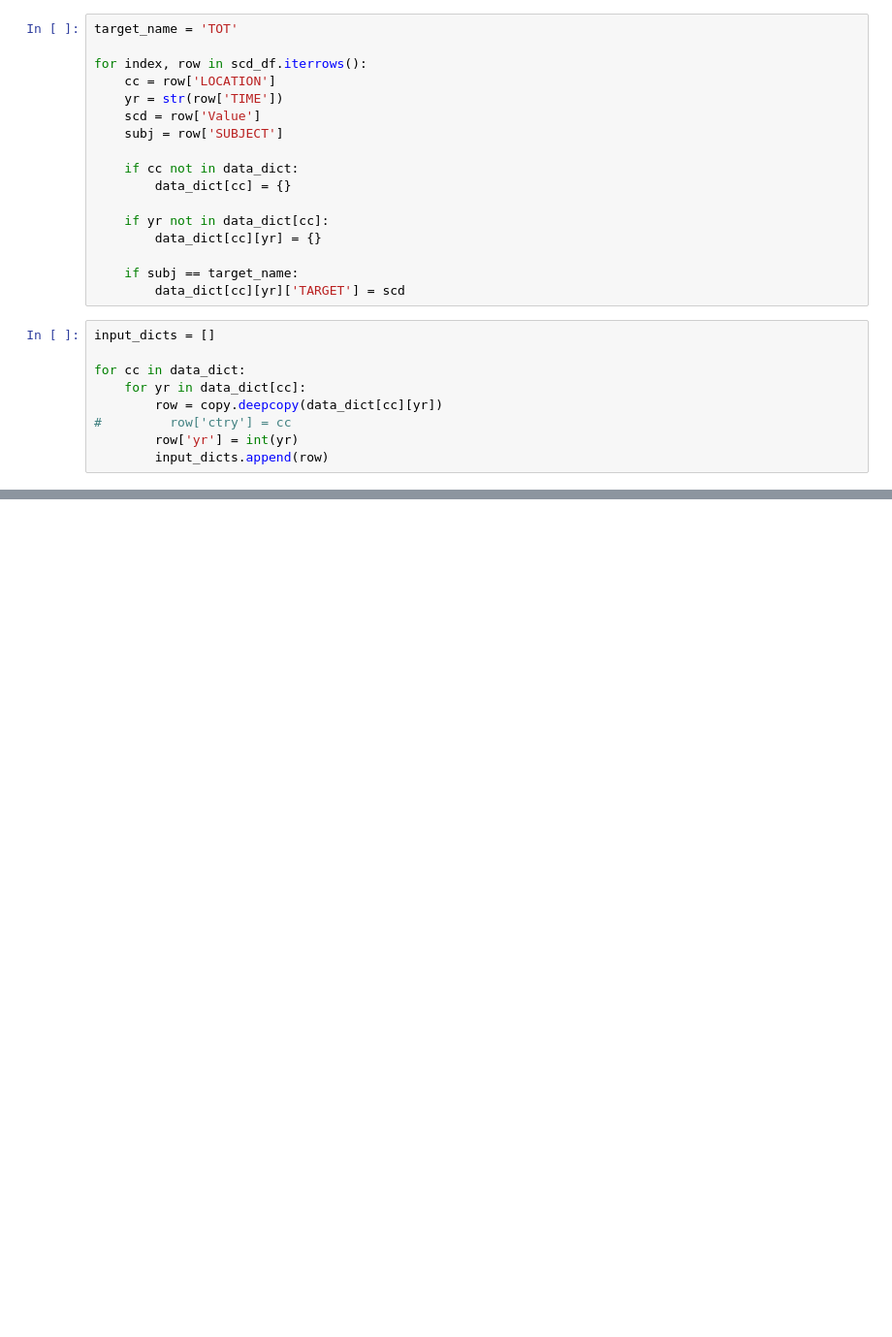
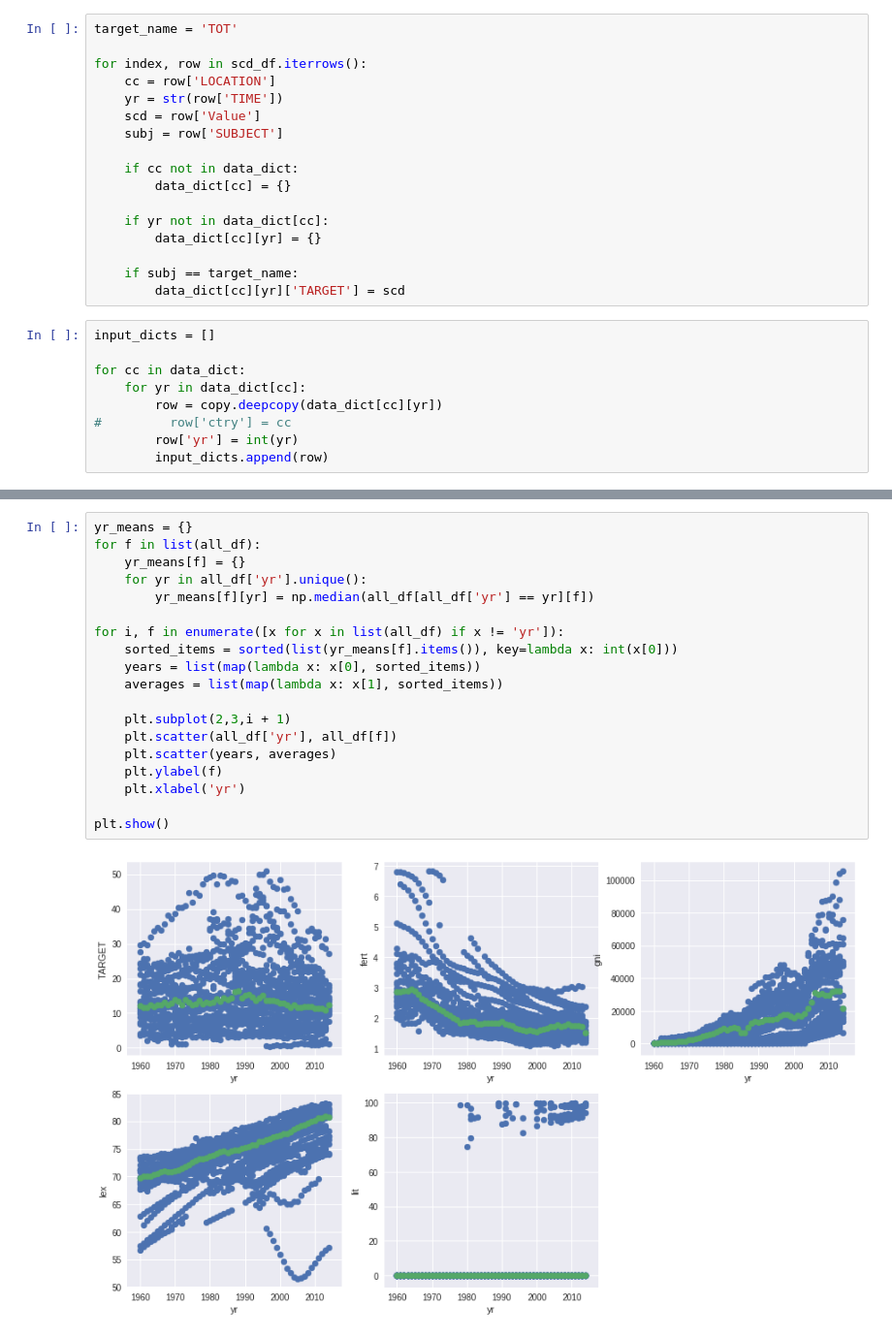
Before and after one commit to dmonroe85/first_world_suicide, a Jupyter notebook: suicide_study.ipynb, the cells around one changed output, grey strips where cells are left out. Shown at 97% size. Saved outputs shown, nothing was run; the diff lists cells and outputs as text; blank space fills up the shorter version.

Commit message:
detrended by year, started to add description

```diff
--- a/suicide_study.ipynb
+++ b/suicide_study.ipynb
@@ -145,0 +159,21 @@ plt.show()
+# %%
+yr_means = {}
+for f in list(all_df):
+    yr_means[f] = {}
+    for yr in all_df['yr'].unique():
+        yr_means[f][yr] = np.median(all_df[all_df['yr'] == yr][f])
+
+for i, f in enumerate([x for x in list(all_df) if x != 'yr']):
+    sorted_items = sorted(list(yr_means[f].items()), key=lambda x: int(x[0]))
+    years = list(map(lambda x: x[0], sorted_items))
+    averages = list(map(lambda x: x[1], sorted_items))
+
+    plt.subplot(2,3,i + 1)
+    plt.scatter(all_df['yr'], all_df[f])
+    plt.scatter(years, averages)
+    plt.ylabel(f)
+    plt.xlabel('yr')
+
+plt.show()
+# %% [output]
+[figure, added]
```
Also changed, not shown: parts of 12 cells of this notebook.
